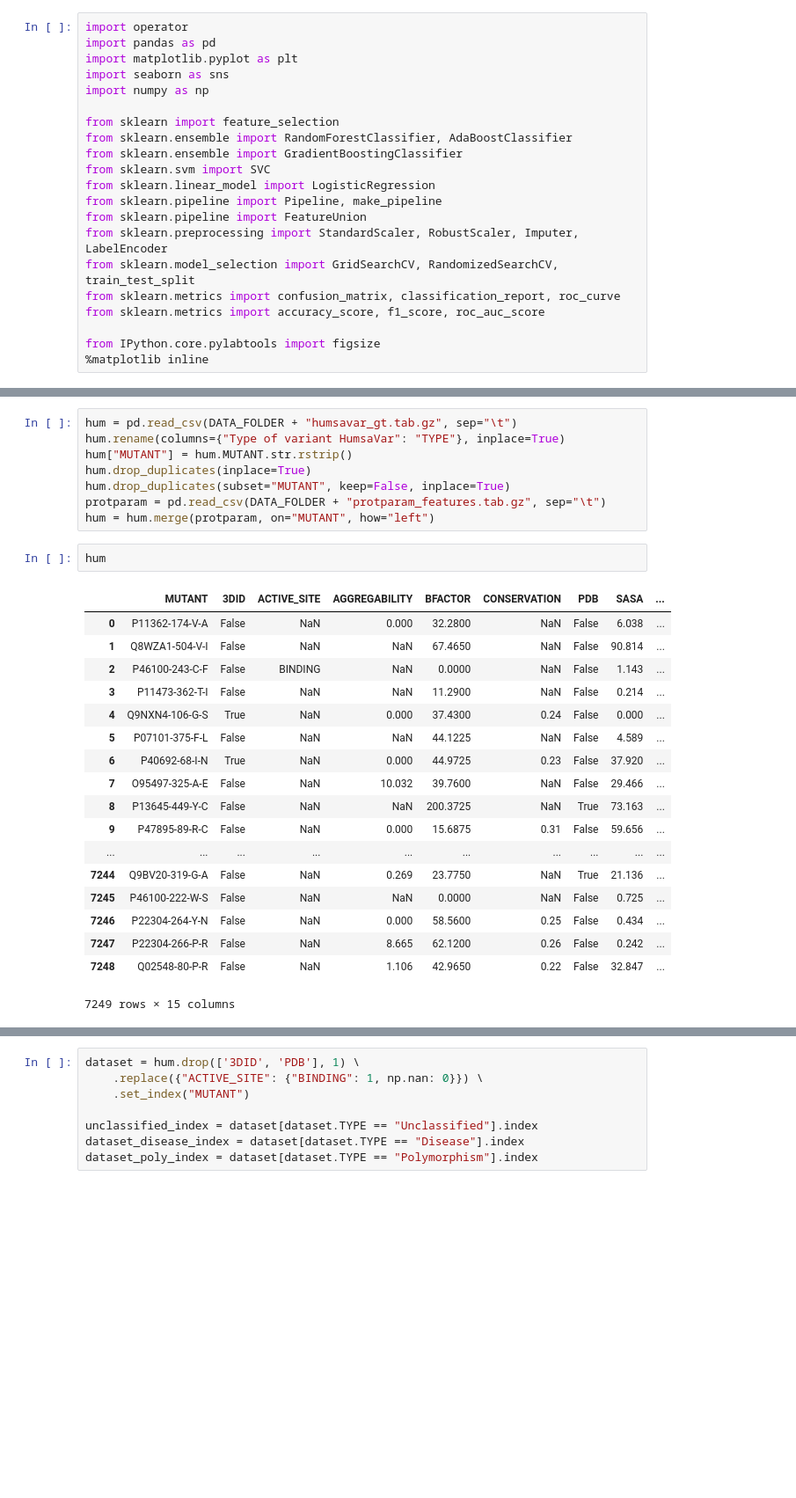
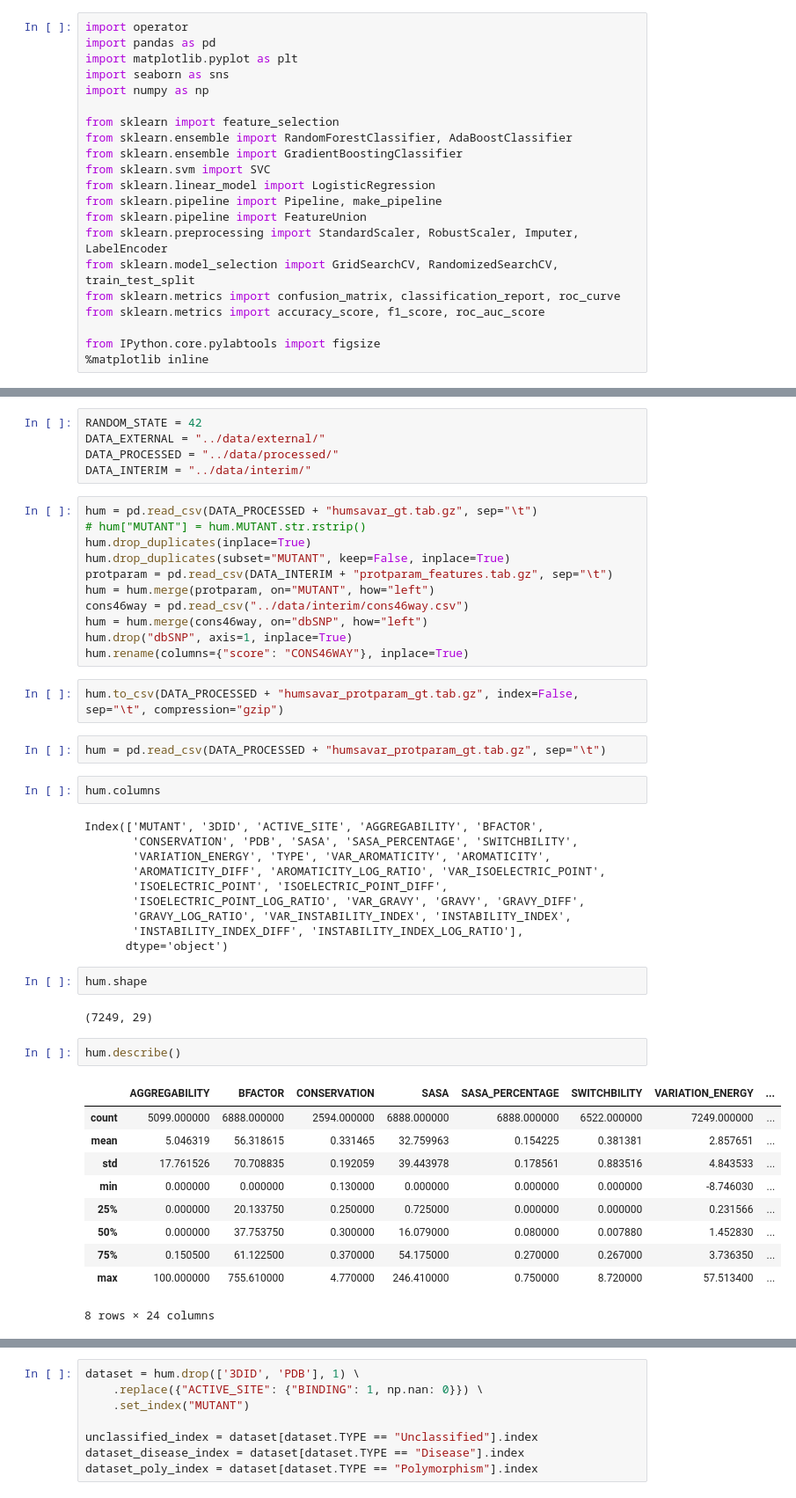
Before and after one commit to marlanbar/master-thesis, a Jupyter notebook: notebooks/predictions-humsavar.ipynb, the cells around one changed output, grey strips where cells are left out. Shown at 88% size. Saved outputs shown, nothing was run; the diff lists cells and outputs as text; blank space fills up the shorter version.

```diff
--- a/notebooks/predictions-humsavar.ipynb
+++ b/notebooks/predictions-humsavar.ipynb
@@ -25,29 +22,49 @@ DATA_FOLDER = "../data/"
+# %%
+RANDOM_STATE = 42
+DATA_EXTERNAL = "../data/external/"
+DATA_PROCESSED = "../data/processed/"
+DATA_INTERIM = "../data/interim/"
 # %%
-hum = pd.read_csv(DATA_FOLDER + "humsavar_gt.tab.gz", sep="\t")
-hum.rename(columns={"Type of variant HumsaVar": "TYPE"}, inplace=True)
-hum["MUTANT"] = hum.MUTANT.str.rstrip()
+hum = pd.read_csv(DATA_PROCESSED + "humsavar_gt.tab.gz", sep="\t")
+# hum["MUTANT"] = hum.MUTANT.str.rstrip()
 hum.drop_duplicates(inplace=True)
 hum.drop_duplicates(subset="MUTANT", keep=False, inplace=True)
-protparam = pd.read_csv(DATA_FOLDER + "protparam_features.tab.gz", sep="\t")
+protparam = pd.read_csv(DATA_INTERIM + "protparam_features.tab.gz", sep="\t")
 hum = hum.merge(protparam, on="MUTANT", how="left")
+cons46way = pd.read_csv("../data/interim/cons46way.csv")
+hum = hum.merge(cons46way, on="dbSNP", how="left")
+hum.drop("dbSNP", axis=1, inplace=True)
+hum.rename(columns={"score": "CONS46WAY"}, inplace=True)
+# %%
+hum.to_csv(DATA_PROCESSED + "humsavar_protparam_gt.tab.gz", index=False, sep="\t", compression="gzip")
+# %%
+hum = pd.read_csv(DATA_PROCESSED + "humsavar_protparam_gt.tab.gz", sep="\t")
 # %%
-hum
+hum.columns
 # %% [output]
-|  | MUTANT | 3DID | ACTIVE_SITE | AGGREGABILITY | BFACTOR | CONSERVATION | PDB | SASA | ... |
-| 0 | P11362-174-V-A | False | NaN | 0.000 | 32.2800 | NaN | False | 6.038 | ... |
-| 1 | Q8WZA1-504-V-I | False | NaN | NaN | 67.4650 | NaN | False | 90.814 | ... |
-| 2 | P46100-243-C-F | False | BINDING | NaN | 0.0000 | NaN | False | 1.143 | ... |
-| 3 | P11473-362-T-I | False | NaN | NaN | 11.2900 | NaN | False | 0.214 | ... |
-| 4 | Q9NXN4-106-G-S | True | NaN | 0.000 | 37.4300 | 0.24 | False | 0.000 | ... |
-| 5 | P07101-375-F-L | False | NaN | NaN | 44.1225 | NaN | False | 4.589 | ... |
-| 6 | P40692-68-I-N | True | NaN | 0.000 | 44.9725 | 0.23 | False | 37.920 | ... |
-| 7 | O95497-325-A-E | False | NaN | 10.032 | 39.7600 | NaN | False | 29.466 | ... |
-| 8 | P13645-449-Y-C | False | NaN | NaN | 200.3725 | NaN | True | 73.163 | ... |
-| 9 | P47895-89-R-C | False | NaN | 0.000 | 15.6875 | 0.31 | False | 59.656 | ... |
-| ... | ... | ... | ... | ... | ... | ... | ... | ... | ... |
-| 7244 | Q9BV20-319-G-A | False | NaN | 0.269 | 23.7750 | NaN | True | 21.136 | ... |
-| 7245 | P46100-222-W-S | False | NaN | NaN | 0.0000 | NaN | False | 0.725 | ... |
-| 7246 | P22304-264-Y-N | False | NaN | 0.000 | 58.5600 | 0.25 | False | 0.434 | ... |
-| 7247 | P22304-266-P-R | False | NaN | 8.665 | 62.1200 | 0.26 | False | 0.242 | ... |
-| 7248 | Q02548-80-P-R | False | NaN | 1.106 | 42.9650 | 0.22 | False | 32.847 | ... |
-7249 rows × 15 columns
+Index(['MUTANT', '3DID', 'ACTIVE_SITE', 'AGGREGABILITY', 'BFACTOR',
+       'CONSERVATION', 'PDB', 'SASA', 'SASA_PERCENTAGE', 'SWITCHBILITY',
+       'VARIATION_ENERGY', 'TYPE', 'VAR_AROMATICITY', 'AROMATICITY',
+       'AROMATICITY_DIFF', 'AROMATICITY_LOG_RATIO', 'VAR_ISOELECTRIC_POINT',
+       'ISOELECTRIC_POINT', 'ISOELECTRIC_POINT_DIFF',
+       'ISOELECTRIC_POINT_LOG_RATIO', 'VAR_GRAVY', 'GRAVY', 'GRAVY_DIFF',
+       'GRAVY_LOG_RATIO', 'VAR_INSTABILITY_INDEX', 'INSTABILITY_INDEX',
+       'INSTABILITY_INDEX_DIFF', 'INSTABILITY_INDEX_LOG_RATIO'],
+      dtype='object')
+# %%
+hum.shape
+# %% [output]
+(7249, 29)
+# %%
+hum.describe()
+# %% [output]
+|  | AGGREGABILITY | BFACTOR | CONSERVATION | SASA | SASA_PERCENTAGE | SWITCHBILITY | VARIATION_ENERGY | ... |
+| count | 5099.000000 | 6888.000000 | 2594.000000 | 6888.000000 | 6888.000000 | 6522.000000 | 7249.000000 | ... |
+| mean | 5.046319 | 56.318615 | 0.331465 | 32.759963 | 0.154225 | 0.381381 | 2.857651 | ... |
+| std | 17.761526 | 70.708835 | 0.192059 | 39.443978 | 0.178561 | 0.883516 | 4.843533 | ... |
+| min | 0.000000 | 0.000000 | 0.130000 | 0.000000 | 0.000000 | 0.000000 | -8.746030 | ... |
+| 25% | 0.000000 | 20.133750 | 0.250000 | 0.725000 | 0.000000 | 0.000000 | 0.231566 | ... |
+| 50% | 0.000000 | 37.753750 | 0.300000 | 16.079000 | 0.080000 | 0.007880 | 1.452830 | ... |
+| 75% | 0.150500 | 61.122500 | 0.370000 | 54.175000 | 0.270000 | 0.267000 | 3.736350 | ... |
+| max | 100.000000 | 755.610000 | 4.770000 | 246.410000 | 0.750000 | 8.720000 | 57.513400 | ... |
+8 rows × 24 columns
```
Also changed, not shown: parts of 33 cells of this notebook, 6 other files.
